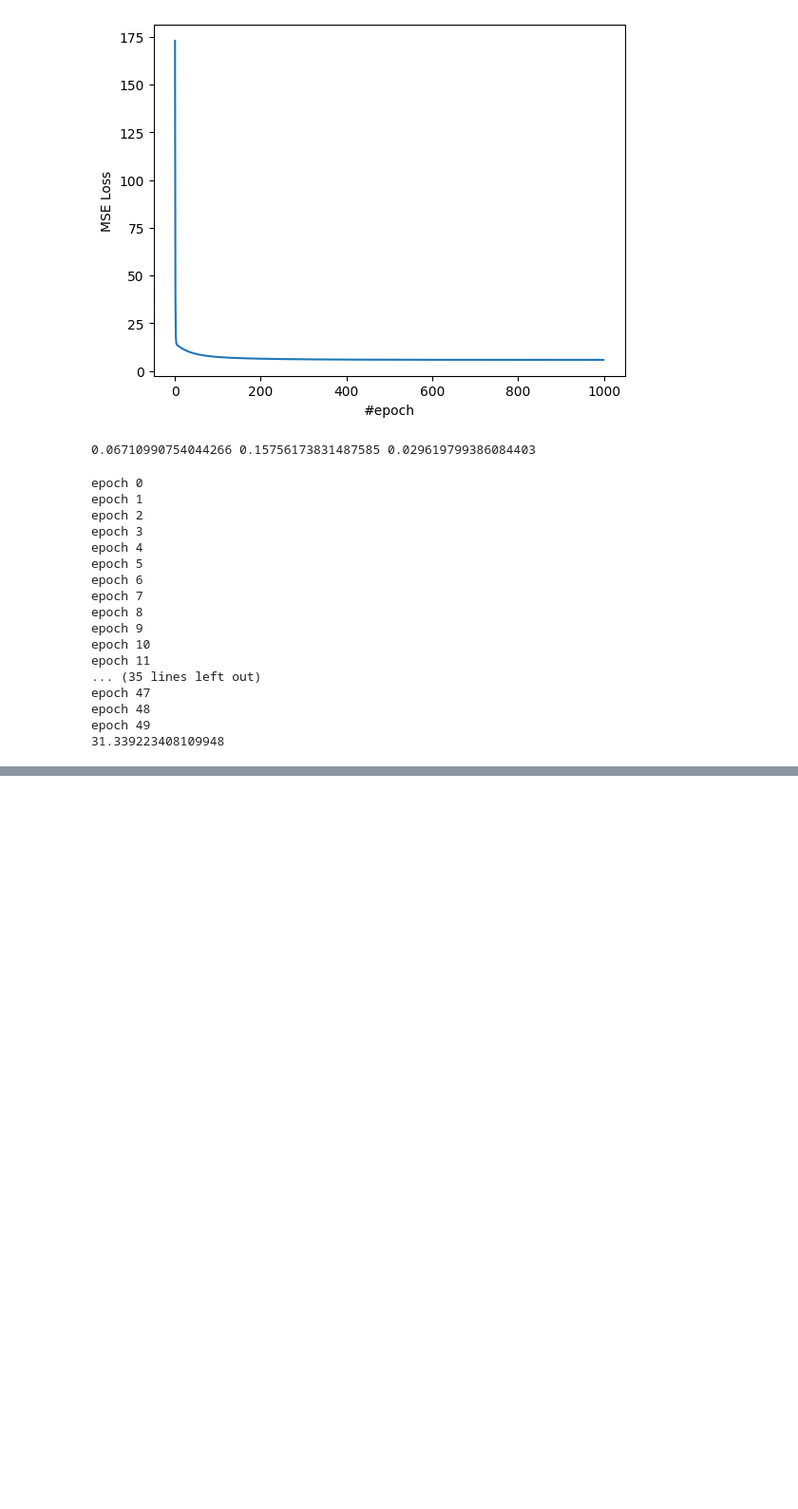
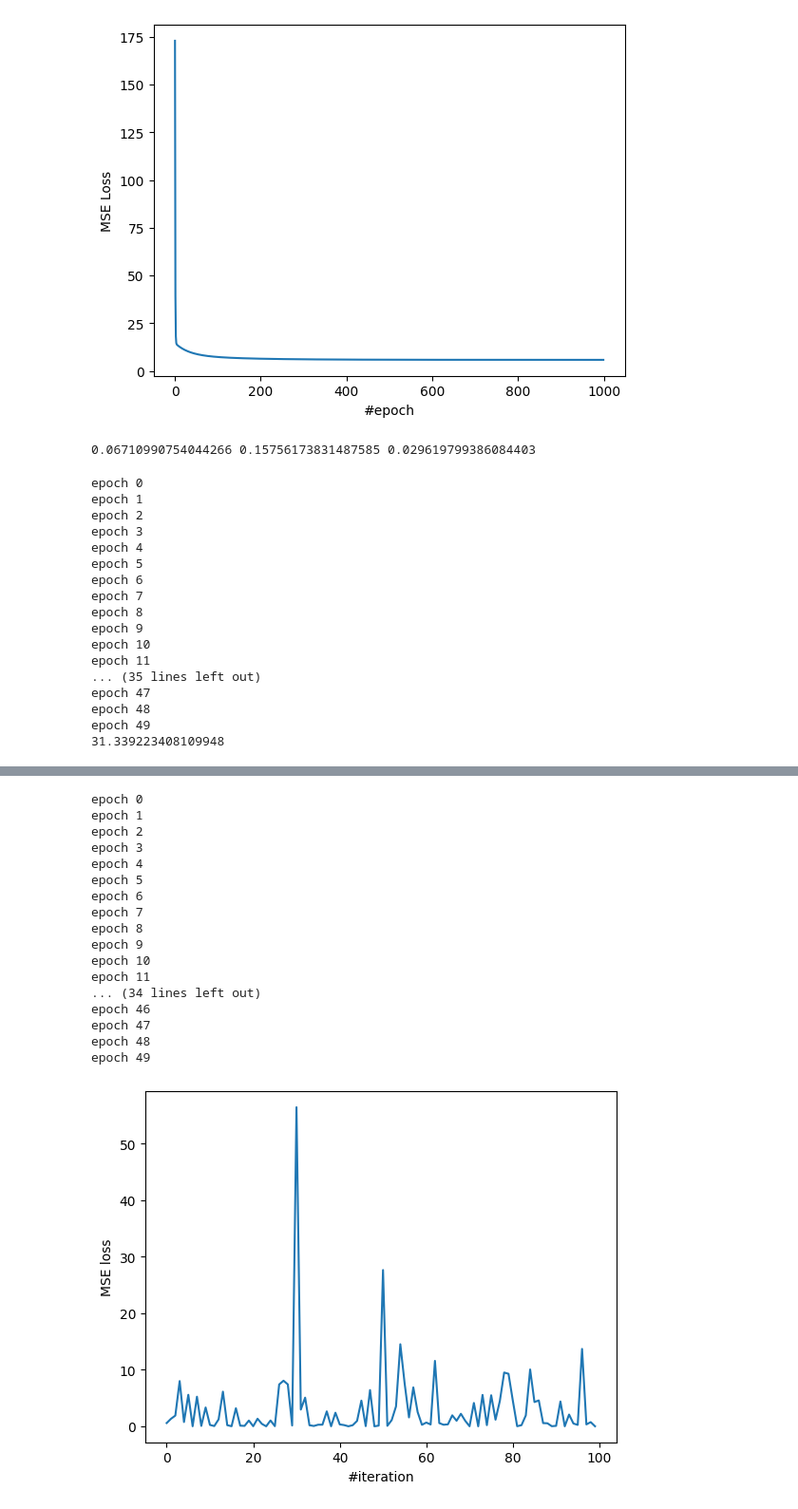
Before and after one commit to TueNguyenT/AIO-Exercise, a Jupyter notebook: Module_04/Week1/ExM4W1.ipynb, the cells around one changed output, grey strips where cells are left out. Shown: that part at 95% size. Saved outputs shown, nothing was run; the diff lists cells and outputs as text; code cells hidden in the pictures; blank space fills up the shorter version.

```diff
--- a/Module_04/Week1/ExM4W1.ipynb
+++ b/Module_04/Week1/ExM4W1.ipynb
@@ -364,0 +391,36 @@ epoch 49
+# %%
+import numpy as np
+import matplotlib.pyplot as plt
+import random
+
+def get_column(data, idx):
+    return [row[idx] for row in data]
+
+def min_max_scaling(data1, data2, data3):
+    max_data_1 = max(data1)
+    max_data_2 = max(data2)
+    max_data_3 = max(data3)
+
+    min_data_1 = min(data1)
+    min_data_2 = min(data2)
+    min_data_3 = min(data3)
+
+    data1 = [(x - min_data_1) / (max_data_1 - min_data_1) for x in data1]
+    data2 = [(x - min_data_2) / (max_data_2 - min_data_2) for x in data2]
+    data3 = [(x - min_data_3) / (max_data_3 - min_data_3) for x in data3]
+    return (data1, data2, data3), (max_data_1, max_data_2, max_data_3, min_data_1, min_data_2, min_data_3)
+
+def prepare_data(file_name_dataset):
+    data = np.genfromtxt(file_name_dataset, delimiter=',', skip_header=1).tolist()
+
+    tv_data = get_column(data, 0)
+    radio_data = get_column(data, 1)
+    newspaper_data = get_column(data, 2)
+    sales_data = get_column(data, 3)
+
+    # scale data (only for features)
+    # remember to scale input features in inference, therefore, we need to save max, min values
+    (tv_data, radio_data, newspaper_data) ,(max_data_1, max_data_2, max_data_3, min_data_1, min_data_2, min_data_3) = min_max_scaling(tv_data, radio_data, newspaper_data)
+    X = [[1, x1, x2, x3] for x1, x2, x3 in zip(tv_data, radio_data, newspaper_data)]
+    y = sales_data
+    return X, y
@@ -364,0 +481,26 @@ epoch 49
+# %%
+X,y = prepare_data('advertising.csv')
+W,L = implement_linear_regression(X,y)
+plt.plot(L[-100:])
+plt.xlabel("#iteration")
+plt.ylabel("MSE loss")
+plt.show()
+# %% [output]
+epoch 0
+epoch 1
+epoch 2
+epoch 3
+epoch 4
+epoch 5
+epoch 6
+epoch 7
+epoch 8
+epoch 9
+epoch 10
+epoch 11
+... (34 lines left out)
+epoch 46
+epoch 47
+epoch 48
+epoch 49
+[figure, added]
```
Also changed, not shown: parts of 2 cells of this notebook.
